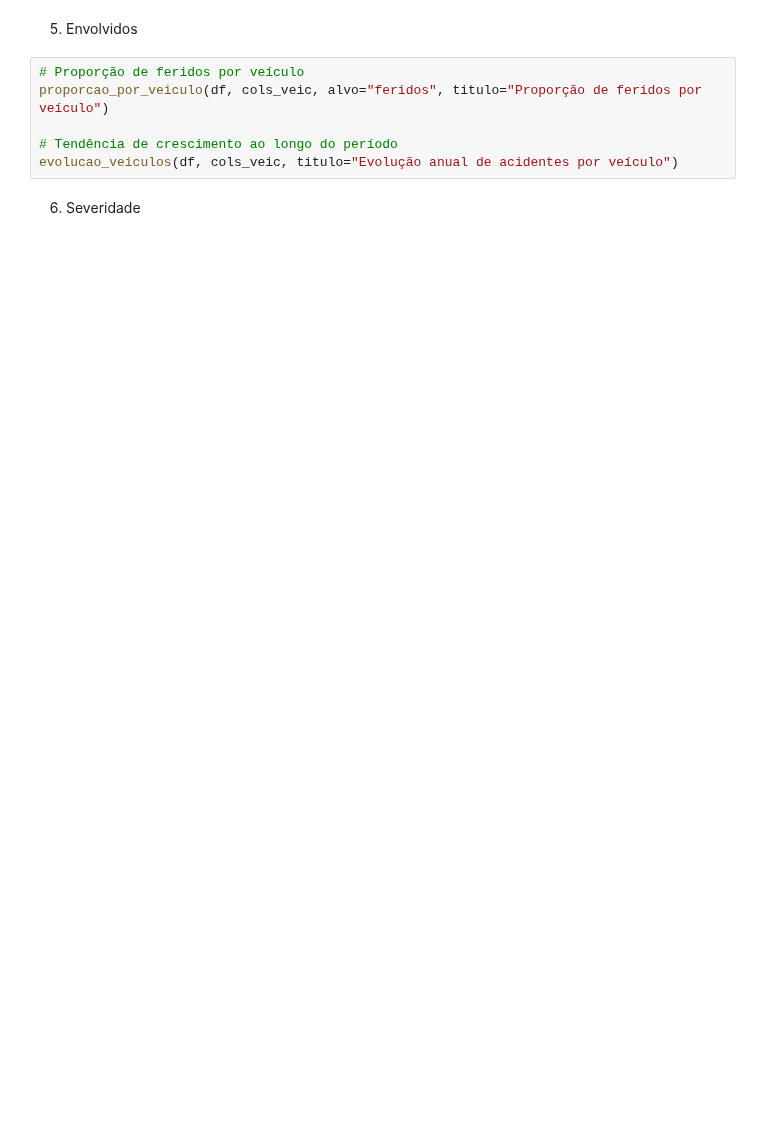
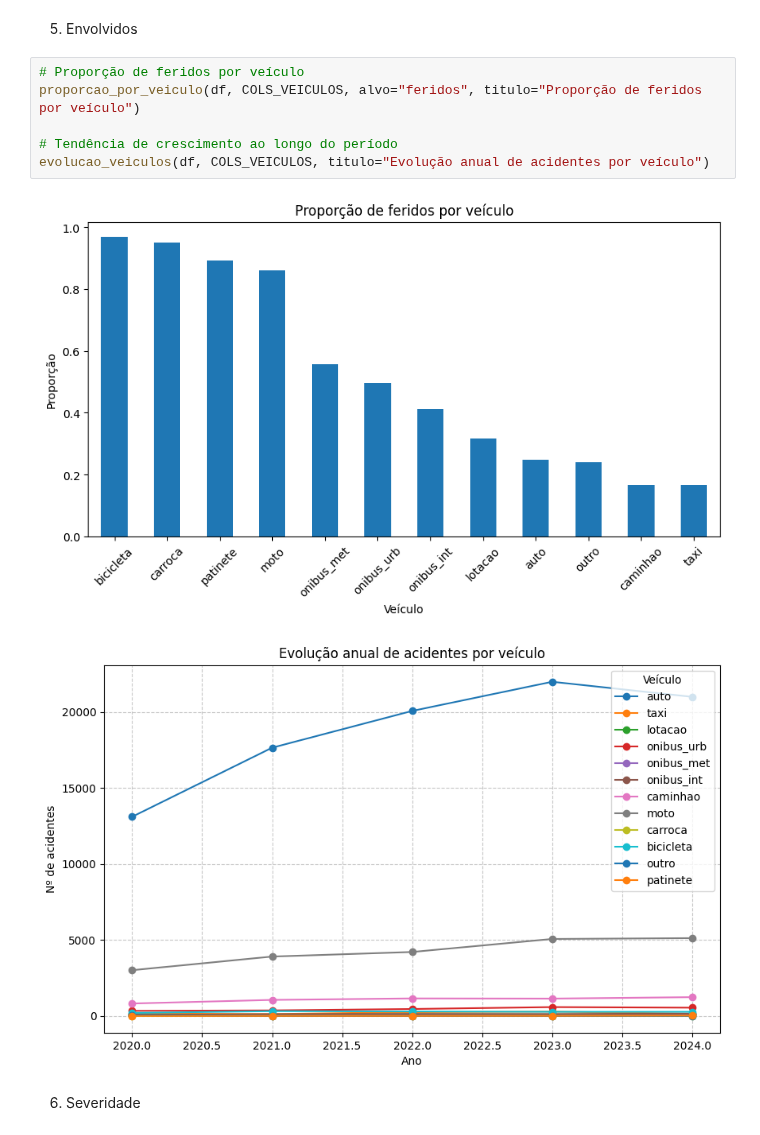
Before and after one commit to nandasiq/acidentes-poa, a Jupyter notebook: notebooks/03_eda.ipynb, the cells around one changed output. Drawn from its saved outputs; the diff is of its cells as text; blank space fills up the shorter version.

```diff
--- a/notebooks/03_eda.ipynb
+++ b/notebooks/03_eda.ipynb
@@ -66,10 +134,13 @@ graf_crosstab(df, "noite_dia", "cont_vit", "Severidade de acidentes por turno")
 5. Envolvidos
 # %%
 # Proporção de feridos por veículo
-proporcao_por_veiculo(df, cols_veic, alvo="feridos", titulo="Proporção de feridos por veículo")
+proporcao_por_veiculo(df, COLS_VEICULOS, alvo="feridos", titulo="Proporção de feridos por veículo")
 
 # Tendência de crescimento ao longo do período
-evolucao_veiculos(df, cols_veic, titulo="Evolução anual de acidentes por veículo")
+evolucao_veiculos(df, COLS_VEICULOS, titulo="Evolução anual de acidentes por veículo")
+# %% [output]
+[figure, added]
+[figure, added]
 # %% [markdown]
 6. Severidade
 # %%
```
Also changed, not shown: parts of 8 cells of this notebook, 3 other files.
